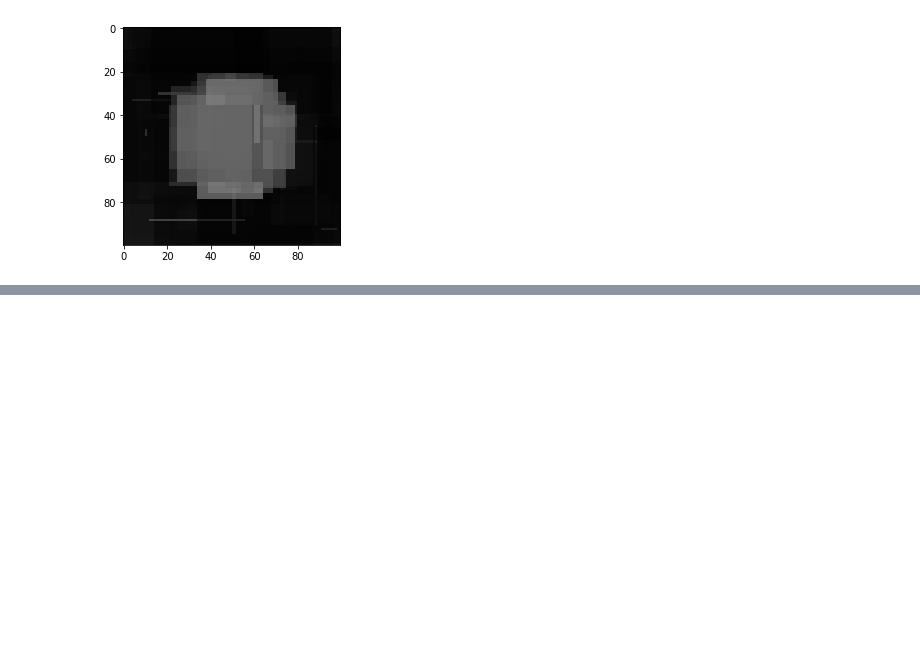
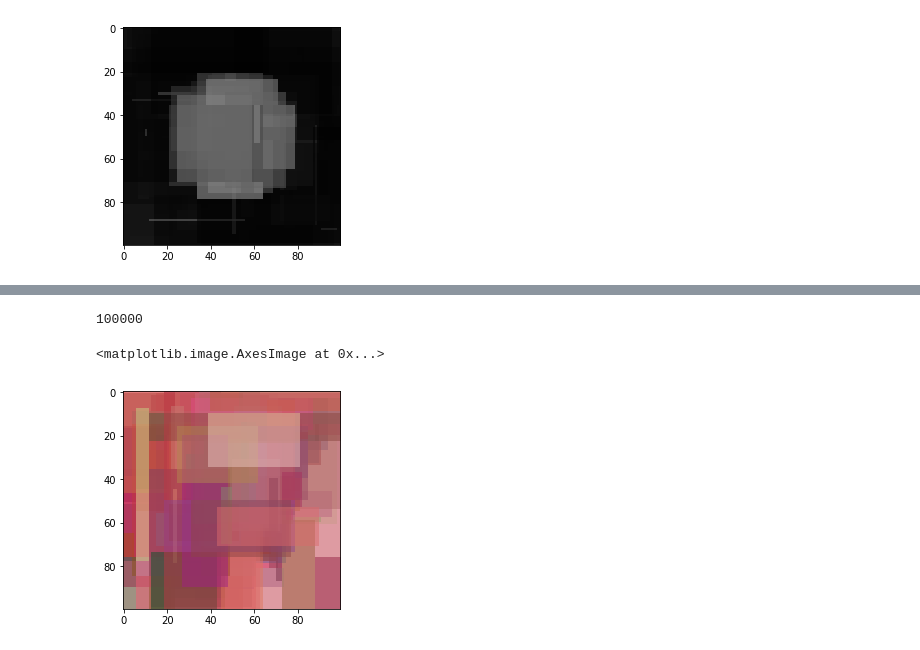
Before and after one commit to mighty1231/BayesianOnImage, a Jupyter notebook: Untitled1.ipynb, the cells around one changed output, grey strips where cells are left out. Saved outputs shown, nothing was run; the diff lists cells and outputs as text; code cells hidden in the pictures; blank space fills up the shorter version.

```diff
--- a/Untitled1.ipynb
+++ b/Untitled1.ipynb
@@ -235,0 +245,7 @@ plt.show()
+# %%
+sample2 = cv2.imread("sample/kaist.jpg", cv2.IMREAD_COLOR)
+h, w, c = sample2.shape
+if w != 100 or h != 100:
+    sample2 = cv2.resize(sample2, None, fx = 1/3, fy = 1/3)
+cv2.imwrite("sample/kaist.png",sample2)
+print(sample2.shape)
@@ -235,0 +254,14 @@ plt.show()
+# %%
+@as_op(itypes=[tt.lvector, tt.lvector, tt.lvector, tt.lvector, tt.lmatrix], otypes=[tt.lscalar])
+def compute_mse3(lcx, lcy, rcx, rcy, co):
+    w, h, c = sample2.shape
+    nr,  = lcx.shape
+
+    test = np.zeros((w, h, c), np.uint8)
+    test[:, :] = (255, 255, 255)
+
+    for i in range(nr):
+        test[lcy[i]:rcy[i], lcx[i]:rcx[i]] = 0.5 * test[lcy[i]:rcy[i], lcx[i]:rcx[i]] + 0.5* co[i]
+
+    err = 100*np.sum((test.astype("float") - sample2.astype("float"))**2)
+    return np.array(err, dtype=np.int64)
@@ -235,0 +313,32 @@ plt.show()
+# %%
+lc_x, lc_y, rc_x, rc_y, c = [], [], [], [], []
+l, = tr["left_corner_x"][:, 0].shape
+print(l)
+# %% [output]
+100000
+# %%
+lc_x = np.zeros((num_rect), np.uint8)
+lc_y = np.zeros((num_rect), np.uint8)
+rc_x = np.zeros((num_rect), np.uint8)
+rc_y = np.zeros((num_rect), np.uint8)
+c = np.zeros((num_rect, 3), np.uint8)
+
+l, = tr["left_corner_x"][:, 0].shape
+
+for i in range(num_rect):
+    lc_x[i] = tr["left_corner_x"][:, i][l-1]
+    lc_y[i] = tr["left_corner_y"][:, i][l-1]
+    rc_x[i] = tr["right_corner_x"][:, i][l-1]
+    rc_y[i] = tr["right_corner_y"][:, i][l-1]
+    c[i] = tr["color"][:, i][l-1]
+# %%
+result = np.zeros((100, 100, 3), np.uint8)
+result[:, :] = (255, 255, 255)
+
+for i in range(num_rect):
+    result[lc_y[i]:rc_y[i], lc_x[i]:rc_x[i]] = 0.5 * result[lc_y[i]:rc_y[i], lc_x[i]:rc_x[i]] + 0.5* c[i]
+
+plt.imshow(result)
+# %% [output]
+<matplotlib.image.AxesImage at 0x...>
+[figure, added]
```
Also changed, not shown: parts of 25 cells of this notebook, 2 other files.
